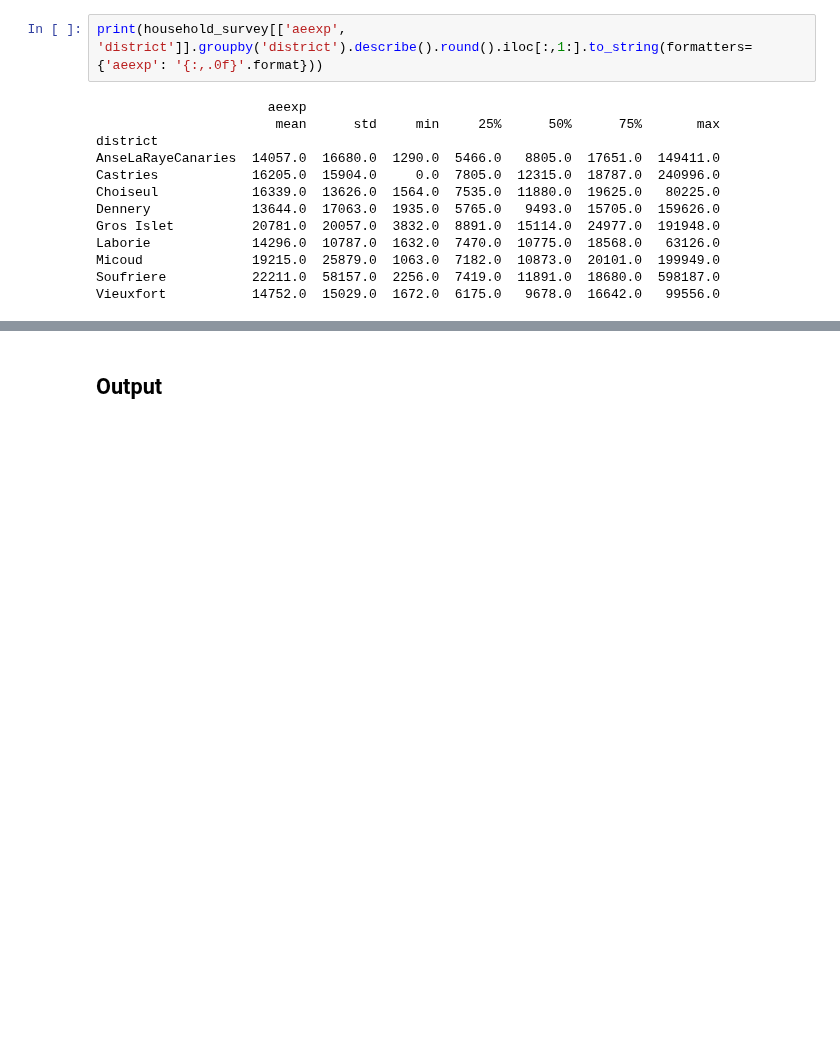
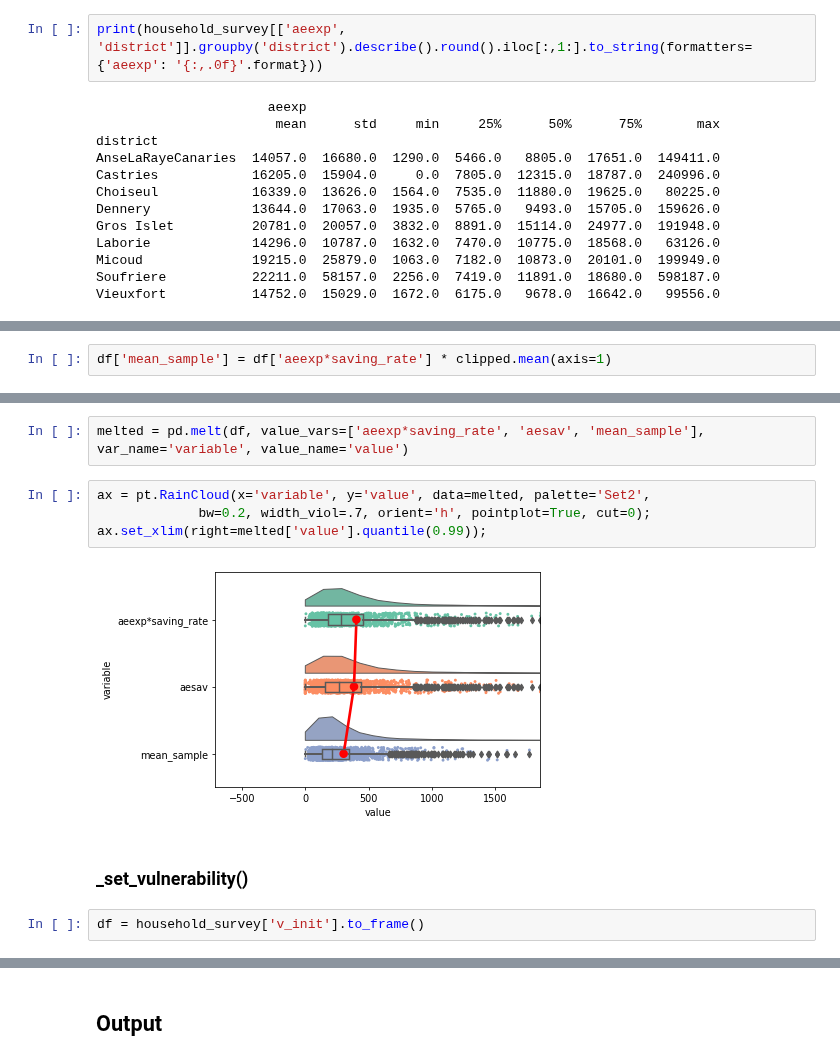
Before and after one commit to mikhailsirenko/unbreakable, a Jupyter notebook: notebooks/verification.ipynb, the cells around one changed output, grey strips where cells are left out. Saved outputs shown, nothing was run; the diff lists cells and outputs as text; blank space fills up the shorter version.

```diff
--- a/notebooks/verification.ipynb
+++ b/notebooks/verification.ipynb
@@ -98,0 +166,2 @@ Vieuxfort           14752.0  15029.0  1672.0  6175.0   9678.0  16642.0   99556.0
+# %%
+df['mean_sample'] = df['aeexp*saving_rate'] * clipped.mean(axis=1)
@@ -98,0 +180,12 @@ Vieuxfort           14752.0  15029.0  1672.0  6175.0   9678.0  16642.0   99556.0
+# %%
+melted = pd.melt(df, value_vars=['aeexp*saving_rate', 'aesav', 'mean_sample'], var_name='variable', value_name='value')
+# %%
+ax = pt.RainCloud(x='variable', y='value', data=melted, palette='Set2',
+             bw=0.2, width_viol=.7, orient='h', pointplot=True, cut=0);
+ax.set_xlim(right=melted['value'].quantile(0.99));
+# %% [output]
+[figure, added]
+# %% [markdown]
+### _set_vulnerability()
+# %%
+df = household_survey['v_init'].to_frame()
```
Also changed, not shown: parts of 18 cells of this notebook, 1 other file.
